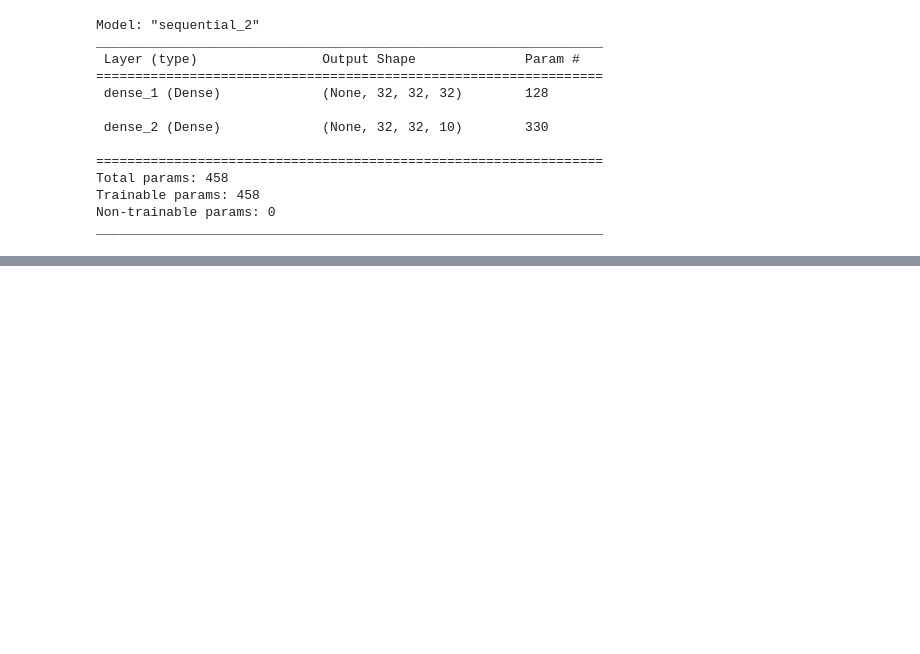
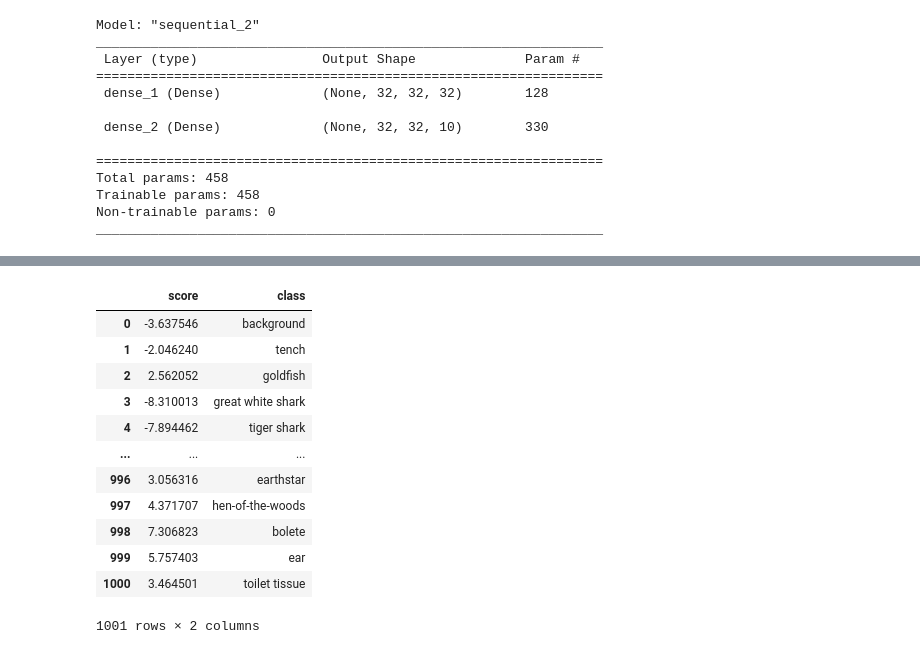
Before and after one commit to faheemirfan/tf_learning, a Jupyter notebook: fourth_week/fourth_week.ipynb, the cells around one changed output, grey strips where cells are left out. Cells and saved outputs as stored; diff of their text form; code cells hidden in the pictures; blank space fills up the shorter version.

```diff
--- a/fourth_week/fourth_week.ipynb
+++ b/fourth_week/fourth_week.ipynb
@@ -164,0 +233,5 @@ model_new_2 = tf.keras.models.model_from_json(json_string)
+# %%
+model = tf.keras.Sequential([
+    hub.KerasLayer("https://tfhub.dev/google/imagenet/mobilenet_v1_050_160/classification/5")
+])
+model.build([None, 160, 160, 3])  # Batch input shape.
@@ -164,0 +256,3 @@ model_new_2 = tf.keras.models.model_from_json(json_string)
+# %%
+with open('classes.txt') as txt_file:
+    categories = txt_file.read().splitlines()
@@ -164,0 +291,24 @@ model_new_2 = tf.keras.models.model_from_json(json_string)
+# %%
+from tensorflow.keras.preprocessing.image import load_img
+
+lemon_img = load_img('images/lemon.jpg', target_size=(160, 160))
+
+from tensorflow.keras.preprocessing.image import img_to_array
+from tensorflow.keras.applications.mobilenet import preprocess_input, decode_predictions
+import numpy as np
+import pandas as pd
+
+def get_top_51_predictions(img):
+    x = img_to_array(img)[np.newaxis, ...]/255.0
+    preds = model.predict(x)
+    df = pd.DataFrame({'score':preds[0],'class':categories})
+    # top_preds = pd.DataFrame(columns=['prediction', 'probability'],
+    #                          index=np.arange(5)+1)
+    # for i in range(5):
+    #     top_preds.loc[i+1, 'prediction'] = preds[0][i][1]
+    #     top_preds.loc[i+1, 'probability'] = preds[0][i][2]
+    return df
+# %%
+results = get_top_51_predictions(lemon_img)
+results
+# %% [output]
@@ -164,0 +316,13 @@ model_new_2 = tf.keras.models.model_from_json(json_string)
+|  | score | class |
+| 0 | -3.637546 | background |
+| 1 | -2.046240 | tench |
+| 2 | 2.562052 | goldfish |
+| 3 | -8.310013 | great white shark |
+| 4 | -7.894462 | tiger shark |
+| ... | ... | ... |
+| 996 | 3.056316 | earthstar |
+| 997 | 4.371707 | hen-of-the-woods |
+| 998 | 7.306823 | bolete |
+| 999 | 5.757403 | ear |
+| 1000 | 3.464501 | toilet tissue |
+1001 rows × 2 columns
```
Also changed, not shown: parts of 16 cells of this notebook, 9 other files.
